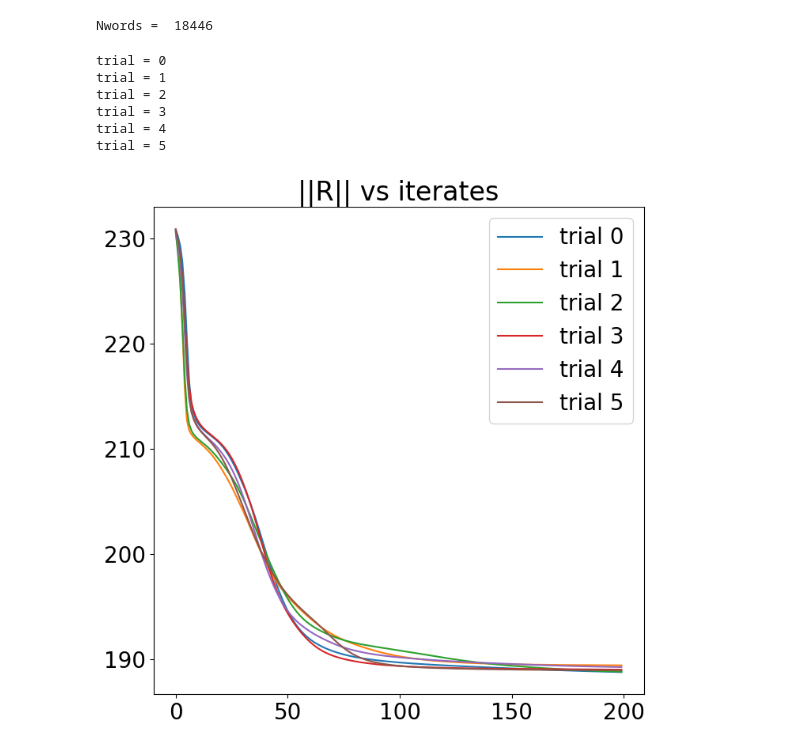
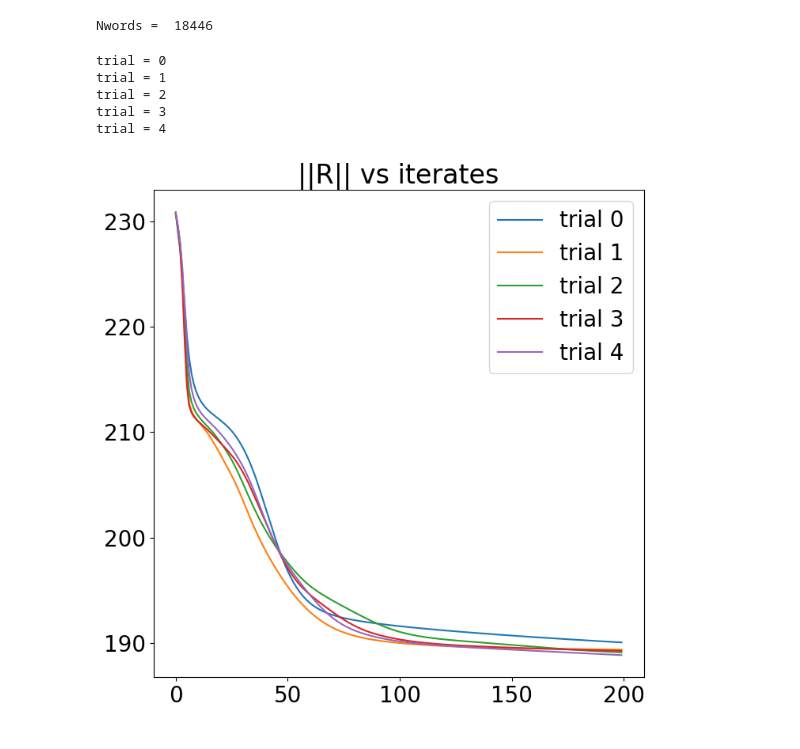
Before and after one commit to RokettoJanpu/scientific-computing-1-redux, a Jupyter notebook: hw6.ipynb, the cells around one changed output. Cells and saved outputs as stored; diff of their text form; code cells hidden in the pictures.

```diff
--- a/hw6.ipynb
+++ b/hw6.ipynb
@@ -48,37 +60,36 @@ def common_words(W,threshold):
 k = 10
 iter_max = 200
 alpha = 5e-3 #stepsize
 
 plt.rcParams.update({'font.size': 20})
 fig, ax = plt.subplots(figsize = (8,8))
 plt.title('||R|| vs iterates')
 
-for trial in range(6):
+for trial in range(5):
     print('trial = {}'.format(trial))
     W = np.random.rand(Nwords,k)
     H = np.random.rand(k,Ndocs)
     R_FroNorm = np.zeros(iter_max)
     R = A - W@H
     for iter in range(iter_max):
         Wnew = np.maximum(0,W+alpha*R@H.T)
         W = Wnew
         Hnew = np.maximum(0,H+alpha*W.T@R)
         H = Hnew
         R = A - W@H
-        R_FroNorm[iter] = np.linalg.norm(R,'fro')
+        R_FroNorm[iter] = la.norm(R,'fro')
     plt.plot(R_FroNorm, label='trial {}'.format(trial))
 
 plt.legend(loc='upper right')
 plt.savefig('hw6 pgd')
 plt.show()
 # %% [output]
 trial = 0
 trial = 1
 trial = 2
 trial = 3
 trial = 4
-trial = 5
-[figure, old version]
+[figure, new version]
 # %%
 # PGD analysis
 common_words(W,threshold=0.2)
```
Also changed, not shown: parts of 9 cells of this notebook, 6 other files.
